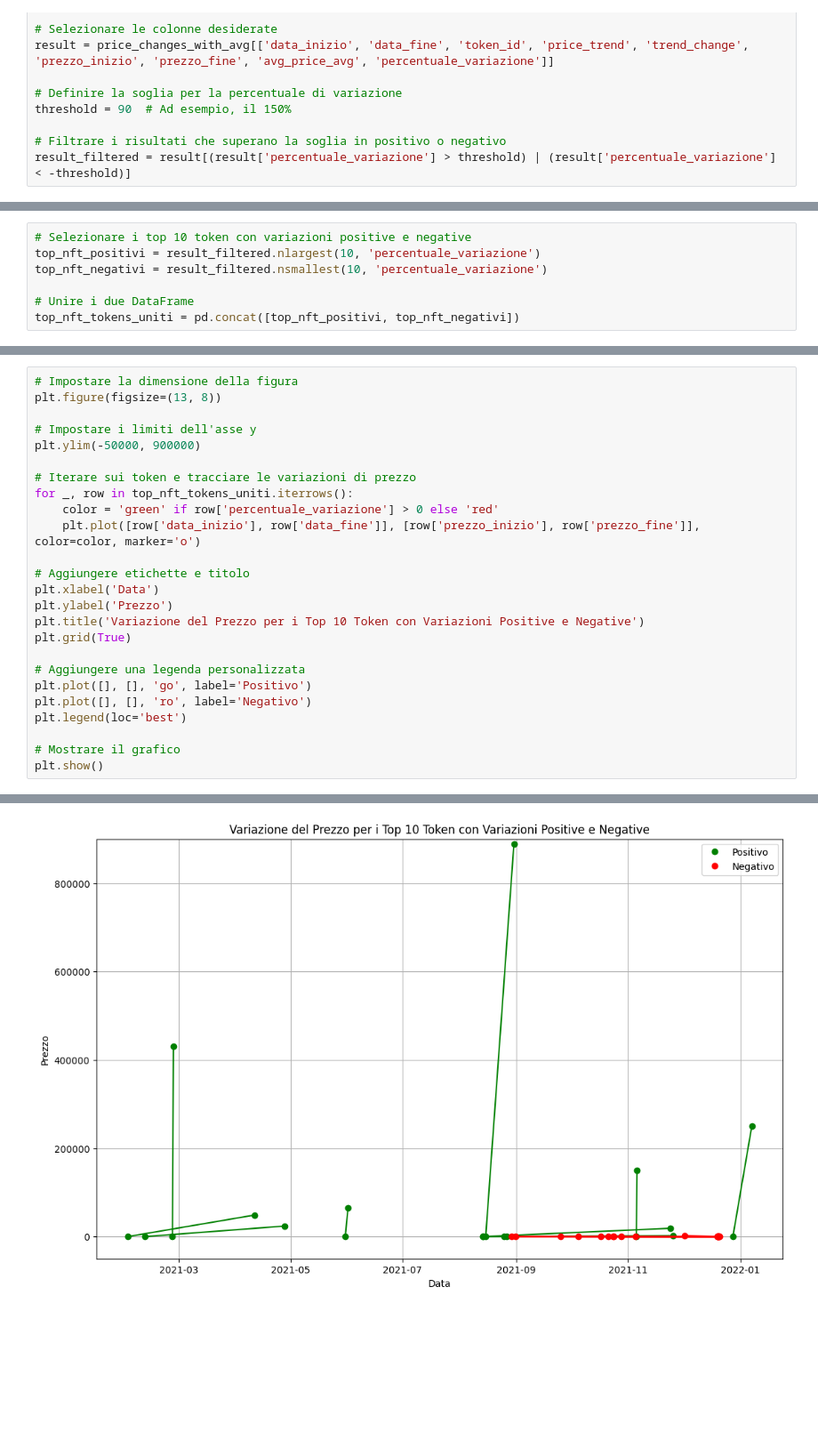
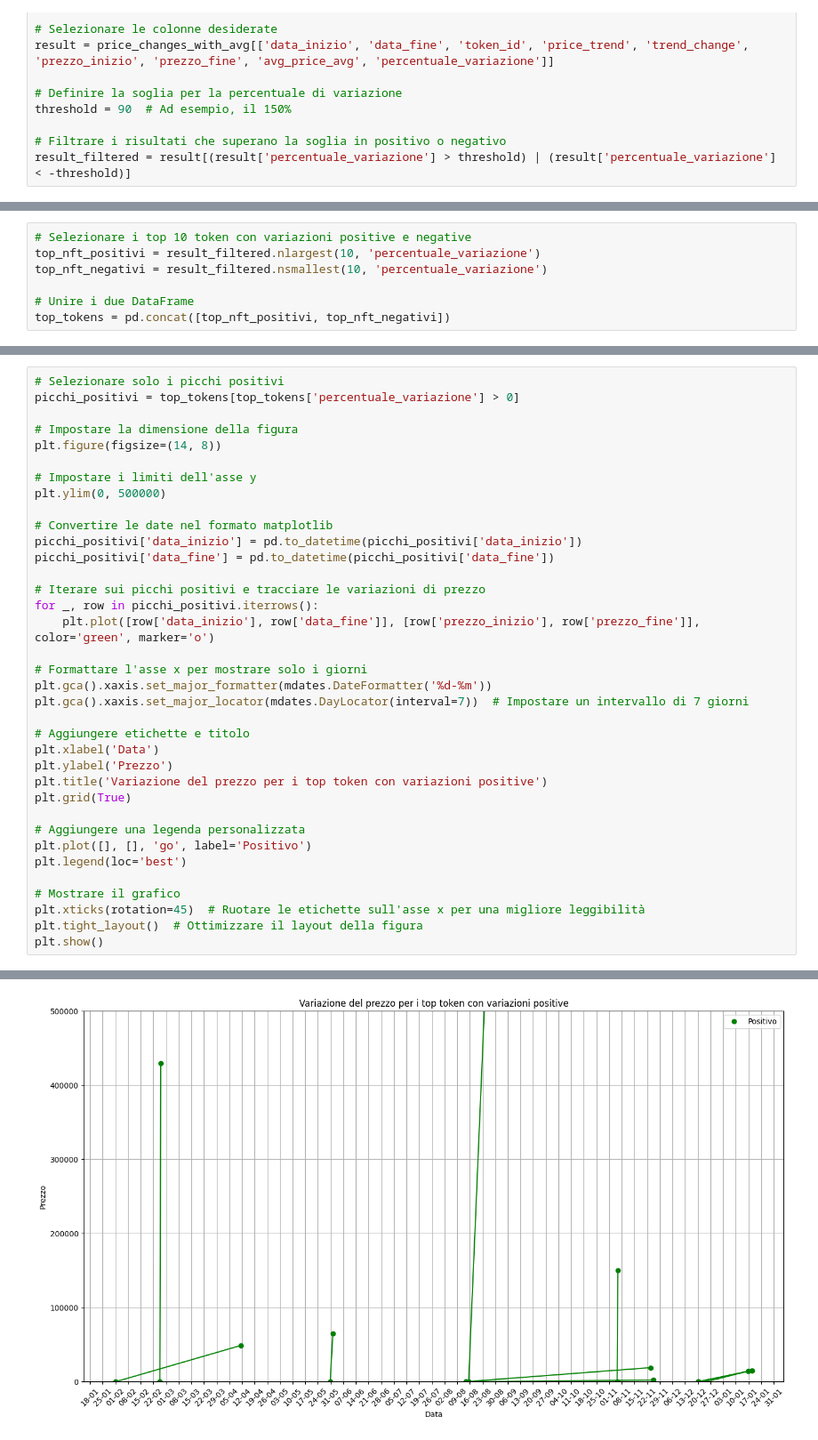
Before and after one commit to riccardospini98/Blockchain, a Jupyter notebook: variazione_nft.ipynb, the cells around one changed output, grey strips where cells are left out. Shown: that part at 89% size. Saved outputs shown, nothing was run; the diff lists cells and outputs as text; blank space fills up the shorter version.

```diff
--- a/variazione_nft.ipynb
+++ b/variazione_nft.ipynb
@@ -170,4 +167,4 @@ top_nft_positivi = result_filtered.nlargest(10, 'percentuale_variazione')
 top_nft_negativi = result_filtered.nsmallest(10, 'percentuale_variazione')
 
 # Unire i due DataFrame
-top_nft_tokens_uniti = pd.concat([top_nft_positivi, top_nft_negativi])
+top_tokens = pd.concat([top_nft_positivi, top_nft_negativi])
@@ -176,26 +212,37 @@ top_nft_tokens_uniti = pd.concat([top_nft_positivi, top_nft_negativi])
 # %%
+# Selezionare solo i picchi positivi
+picchi_positivi = top_tokens[top_tokens['percentuale_variazione'] > 0]
+
 # Impostare la dimensione della figura
-plt.figure(figsize=(13, 8))
+plt.figure(figsize=(14, 8))
 
 # Impostare i limiti dell'asse y
-plt.ylim(-50000, 900000)
+plt.ylim(0, 500000)
 
-# Iterare sui token e tracciare le variazioni di prezzo
-for _, row in top_nft_tokens_uniti.iterrows():
-    color = 'green' if row['percentuale_variazione'] > 0 else 'red'
-    plt.plot([row['data_inizio'], row['data_fine']], [row['prezzo_inizio'], row['prezzo_fine']], color=color, marker='o')
+# Convertire le date nel formato matplotlib
+picchi_positivi['data_inizio'] = pd.to_datetime(picchi_positivi['data_inizio'])
+picchi_positivi['data_fine'] = pd.to_datetime(picchi_positivi['data_fine'])
+
+# Iterare sui picchi positivi e tracciare le variazioni di prezzo
+for _, row in picchi_positivi.iterrows():
+    plt.plot([row['data_inizio'], row['data_fine']], [row['prezzo_inizio'], row['prezzo_fine']], color='green', marker='o')
+
+# Formattare l'asse x per mostrare solo i giorni
+plt.gca().xaxis.set_major_formatter(mdates.DateFormatter('%d-%m'))
+plt.gca().xaxis.set_major_locator(mdates.DayLocator(interval=7))  # Impostare un intervallo di 7 giorni
 
 # Aggiungere etichette e titolo
 plt.xlabel('Data')
 plt.ylabel('Prezzo')
-plt.title('Variazione del Prezzo per i Top 10 Token con Variazioni Positive e Negative')
+plt.title('Variazione del prezzo per i top token con variazioni positive')
 plt.grid(True)
 
 # Aggiungere una legenda personalizzata
 plt.plot([], [], 'go', label='Positivo')
-plt.plot([], [], 'ro', label='Negativo')
 plt.legend(loc='best')
 
 # Mostrare il grafico
+plt.xticks(rotation=45)  # Ruotare le etichette sull'asse x per una migliore leggibilità
+plt.tight_layout()  # Ottimizzare il layout della figura
 plt.show()
 # %% [output]
@@ -202 +259 @@ plt.show()
-[figure, old version]
+[figure, new version]
```
Also changed, not shown: parts of 20 cells of this notebook, 1 other file.
